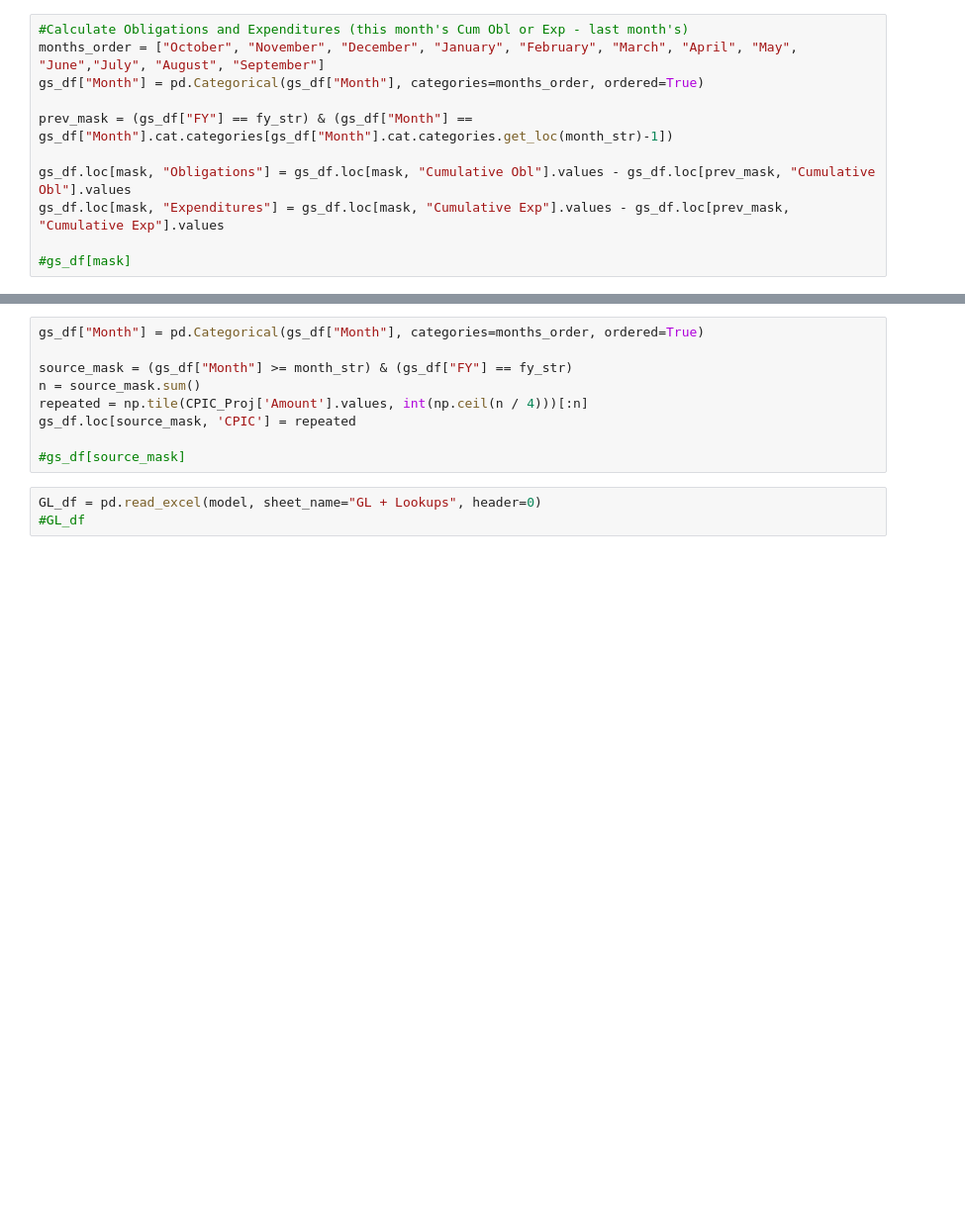
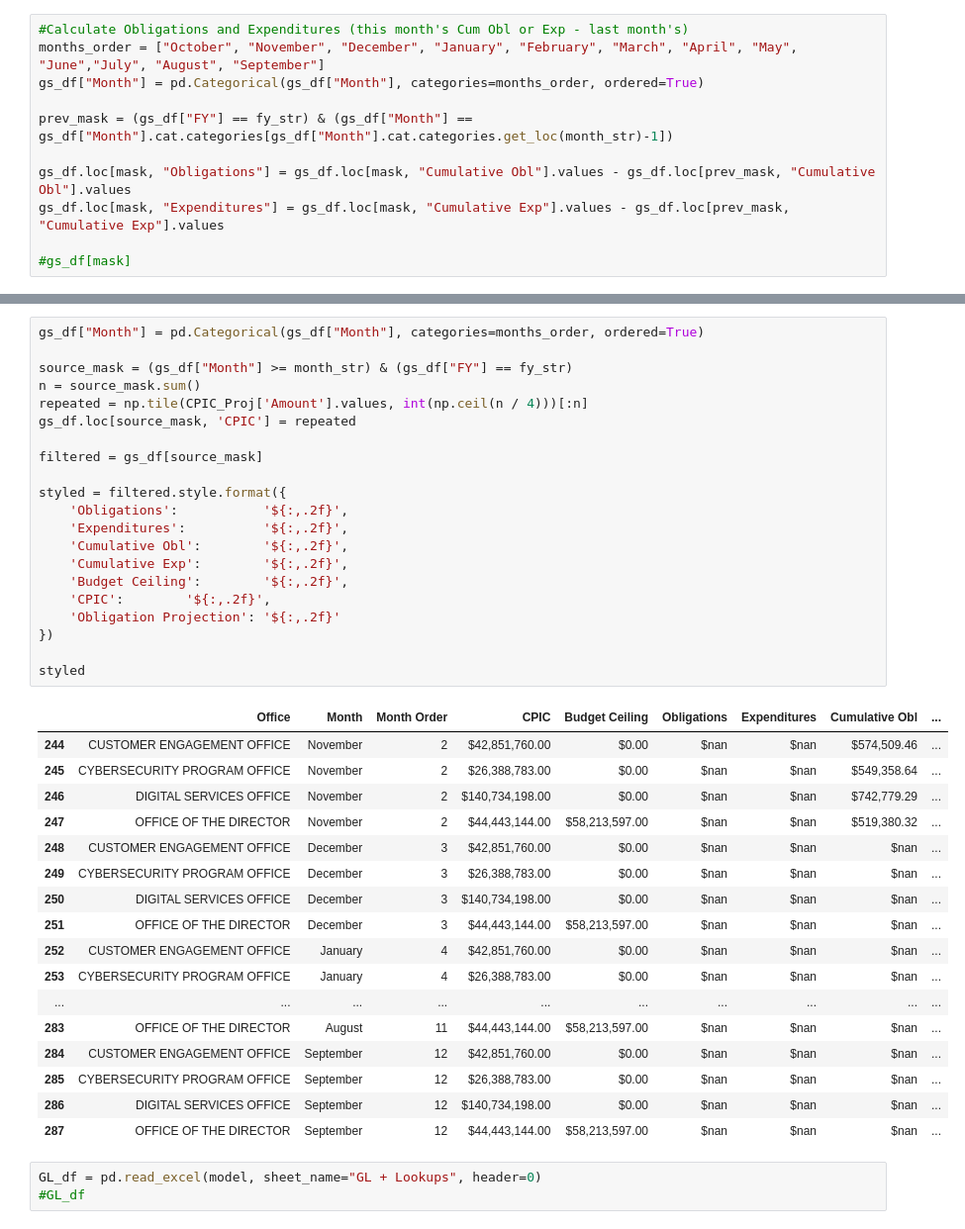
Before and after one commit to notanaccount475/analyticsscripts, a Jupyter notebook: Data Refresh.ipynb, the cells around one changed output, grey strips where cells are left out. Shown at 99% size. Drawn from its saved outputs; the diff is of its cells as text; blank space fills up the shorter version.

```diff
--- a/Data Refresh.ipynb
+++ b/Data Refresh.ipynb
@@ -693,12 +629,42 @@ CPIC_Proj
 # %%
 gs_df["Month"] = pd.Categorical(gs_df["Month"], categories=months_order, ordered=True)
 
 source_mask = (gs_df["Month"] >= month_str) & (gs_df["FY"] == fy_str)
 n = source_mask.sum()
 repeated = np.tile(CPIC_Proj['Amount'].values, int(np.ceil(n / 4)))[:n]
 gs_df.loc[source_mask, 'CPIC'] = repeated
 
-#gs_df[source_mask]
+filtered = gs_df[source_mask]
+
+styled = filtered.style.format({
+    'Obligations':           '${:,.2f}',
+    'Expenditures':          '${:,.2f}',
+    'Cumulative Obl':        '${:,.2f}',
+    'Cumulative Exp':        '${:,.2f}',
+    'Budget Ceiling':        '${:,.2f}',
+    'CPIC':        '${:,.2f}',
+    'Obligation Projection': '${:,.2f}'
+})
+
+styled
+# %% [output]
+|  | Office | Month | Month Order | CPIC | Budget Ceiling | Obligations | Expenditures | Cumulative Obl | ... |
+| 244 | CUSTOMER ENGAGEMENT OFFICE | November | 2 | $42,851,760.00 | $0.00 | $nan | $nan | $574,509.46 | ... |
+| 245 | CYBERSECURITY PROGRAM OFFICE | November | 2 | $26,388,783.00 | $0.00 | $nan | $nan | $549,358.64 | ... |
+| 246 | DIGITAL SERVICES OFFICE | November | 2 | $140,734,198.00 | $0.00 | $nan | $nan | $742,779.29 | ... |
+| 247 | OFFICE OF THE DIRECTOR | November | 2 | $44,443,144.00 | $58,213,597.00 | $nan | $nan | $519,380.32 | ... |
+| 248 | CUSTOMER ENGAGEMENT OFFICE | December | 3 | $42,851,760.00 | $0.00 | $nan | $nan | $nan | ... |
+| 249 | CYBERSECURITY PROGRAM OFFICE | December | 3 | $26,388,783.00 | $0.00 | $nan | $nan | $nan | ... |
+| 250 | DIGITAL SERVICES OFFICE | December | 3 | $140,734,198.00 | $0.00 | $nan | $nan | $nan | ... |
+| 251 | OFFICE OF THE DIRECTOR | December | 3 | $44,443,144.00 | $58,213,597.00 | $nan | $nan | $nan | ... |
+| 252 | CUSTOMER ENGAGEMENT OFFICE | January | 4 | $42,851,760.00 | $0.00 | $nan | $nan | $nan | ... |
+| 253 | CYBERSECURITY PROGRAM OFFICE | January | 4 | $26,388,783.00 | $0.00 | $nan | $nan | $nan | ... |
+| ... | ... | ... | ... | ... | ... | ... | ... | ... | ... |
+| 283 | OFFICE OF THE DIRECTOR | August | 11 | $44,443,144.00 | $58,213,597.00 | $nan | $nan | $nan | ... |
+| 284 | CUSTOMER ENGAGEMENT OFFICE | September | 12 | $42,851,760.00 | $0.00 | $nan | $nan | $nan | ... |
+| 285 | CYBERSECURITY PROGRAM OFFICE | September | 12 | $26,388,783.00 | $0.00 | $nan | $nan | $nan | ... |
+| 286 | DIGITAL SERVICES OFFICE | September | 12 | $140,734,198.00 | $0.00 | $nan | $nan | $nan | ... |
+| 287 | OFFICE OF THE DIRECTOR | September | 12 | $44,443,144.00 | $58,213,597.00 | $nan | $nan | $nan | ... |
 # %%
 GL_df = pd.read_excel(model, sheet_name="GL + Lookups", header=0)
 #GL_df
```
Also changed, not shown: parts of 52 cells of this notebook, 1 other file.
